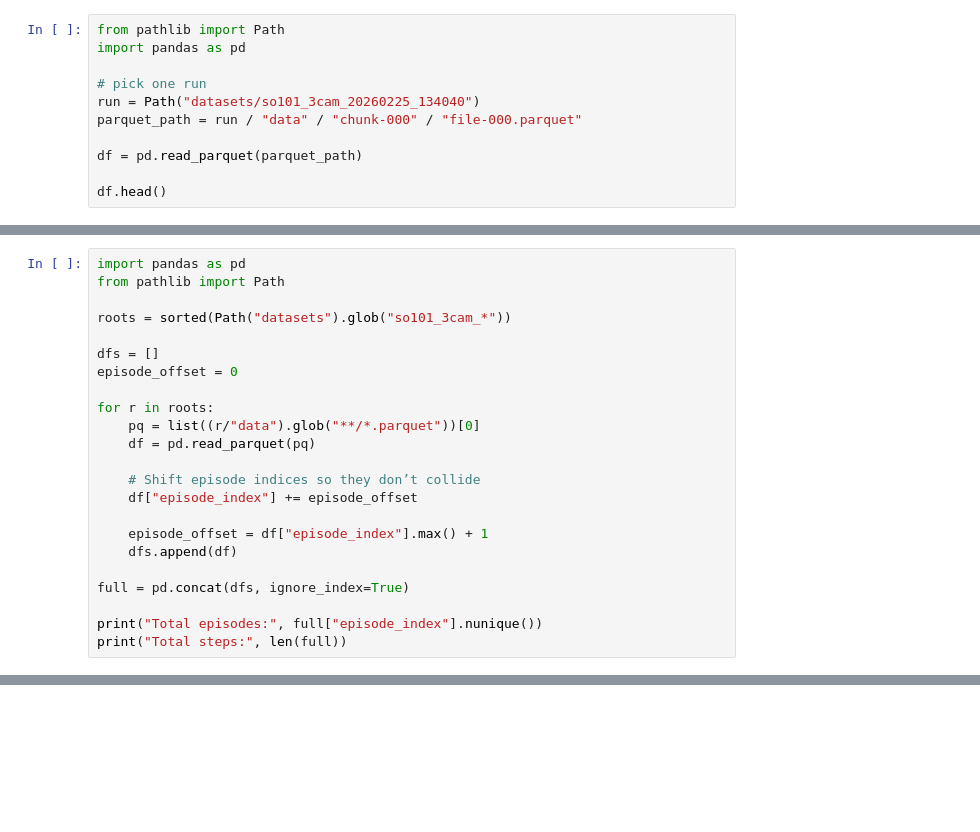
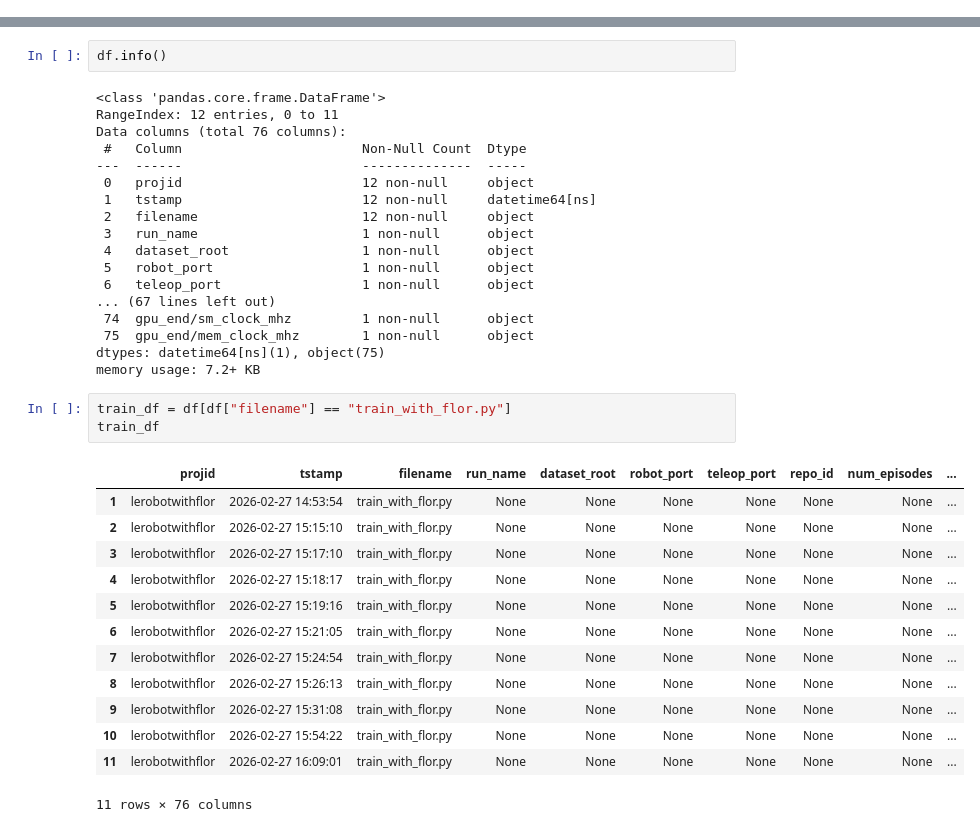
Before and after one commit to bwerick/lerobotwithflor, a Jupyter notebook: florprobe.ipynb, the cells around one changed output, grey strips where cells are left out. Cells and saved outputs as stored; diff of their text form; blank space fills up the shorter version.

```diff
--- a/florprobe.ipynb
+++ b/florprobe.ipynb
@@ -103,11 +28,0 @@ for r in runs:
-# %%
-from pathlib import Path
-import pandas as pd
-
-# pick one run
-run = Path("datasets/so101_3cam_20260225_134040")
-parquet_path = run / "data" / "chunk-000" / "file-000.parquet"
-
-df = pd.read_parquet(parquet_path)
-
-df.head()
@@ -191,23 +48,0 @@ video files: 3
-# %%
-import pandas as pd
-from pathlib import Path
-
-roots = sorted(Path("datasets").glob("so101_3cam_*"))
-
-dfs = []
-episode_offset = 0
-
-for r in roots:
-    pq = list((r/"data").glob("**/*.parquet"))[0]
-    df = pd.read_parquet(pq)
-
-    # Shift episode indices so they don’t collide
-    df["episode_index"] += episode_offset
-
-    episode_offset = df["episode_index"].max() + 1
-    dfs.append(df)
-
-full = pd.concat(dfs, ignore_index=True)
-
-print("Total episodes:", full["episode_index"].nunique())
-print("Total steps:", len(full))
@@ -229,0 +49,37 @@ Name: index, dtype: float64
+# %%
+df.info()
+# %% [output]
+<class 'pandas.core.frame.DataFrame'>
+RangeIndex: 12 entries, 0 to 11
+Data columns (total 76 columns):
+ #   Column                       Non-Null Count  Dtype
+---  ------                       --------------  -----
+ 0   projid                       12 non-null     object
+ 1   tstamp                       12 non-null     datetime64[ns]
+ 2   filename                     12 non-null     object
+ 3   run_name                     1 non-null      object
+ 4   dataset_root                 1 non-null      object
+ 5   robot_port                   1 non-null      object
+ 6   teleop_port                  1 non-null      object
+... (67 lines left out)
+ 74  gpu_end/sm_clock_mhz         1 non-null      object
+ 75  gpu_end/mem_clock_mhz        1 non-null      object
+dtypes: datetime64[ns](1), object(75)
+memory usage: 7.2+ KB
+# %%
+train_df = df[df["filename"] == "train_with_flor.py"]
+train_df
+# %% [output]
+|  | projid | tstamp | filename | run_name | dataset_root | robot_port | teleop_port | repo_id | num_episodes | ... |
+| 1 | lerobotwithflor | 2026-02-27 14:53:54 | train_with_flor.py | None | None | None | None | None | None | ... |
+| 2 | lerobotwithflor | 2026-02-27 15:15:10 | train_with_flor.py | None | None | None | None | None | None | ... |
+| 3 | lerobotwithflor | 2026-02-27 15:17:10 | train_with_flor.py | None | None | None | None | None | None | ... |
+| 4 | lerobotwithflor | 2026-02-27 15:18:17 | train_with_flor.py | None | None | None | None | None | None | ... |
+| 5 | lerobotwithflor | 2026-02-27 15:19:16 | train_with_flor.py | None | None | None | None | None | None | ... |
+| 6 | lerobotwithflor | 2026-02-27 15:21:05 | train_with_flor.py | None | None | None | None | None | None | ... |
+| 7 | lerobotwithflor | 2026-02-27 15:24:54 | train_with_flor.py | None | None | None | None | None | None | ... |
+| 8 | lerobotwithflor | 2026-02-27 15:26:13 | train_with_flor.py | None | None | None | None | None | None | ... |
+| 9 | lerobotwithflor | 2026-02-27 15:31:08 | train_with_flor.py | None | None | None | None | None | None | ... |
+| 10 | lerobotwithflor | 2026-02-27 15:54:22 | train_with_flor.py | None | None | None | None | None | None | ... |
+| 11 | lerobotwithflor | 2026-02-27 16:09:01 | train_with_flor.py | None | None | None | None | None | None | ... |
+11 rows × 76 columns
```
Also changed, not shown: parts of 18 cells of this notebook, 2 other files.
